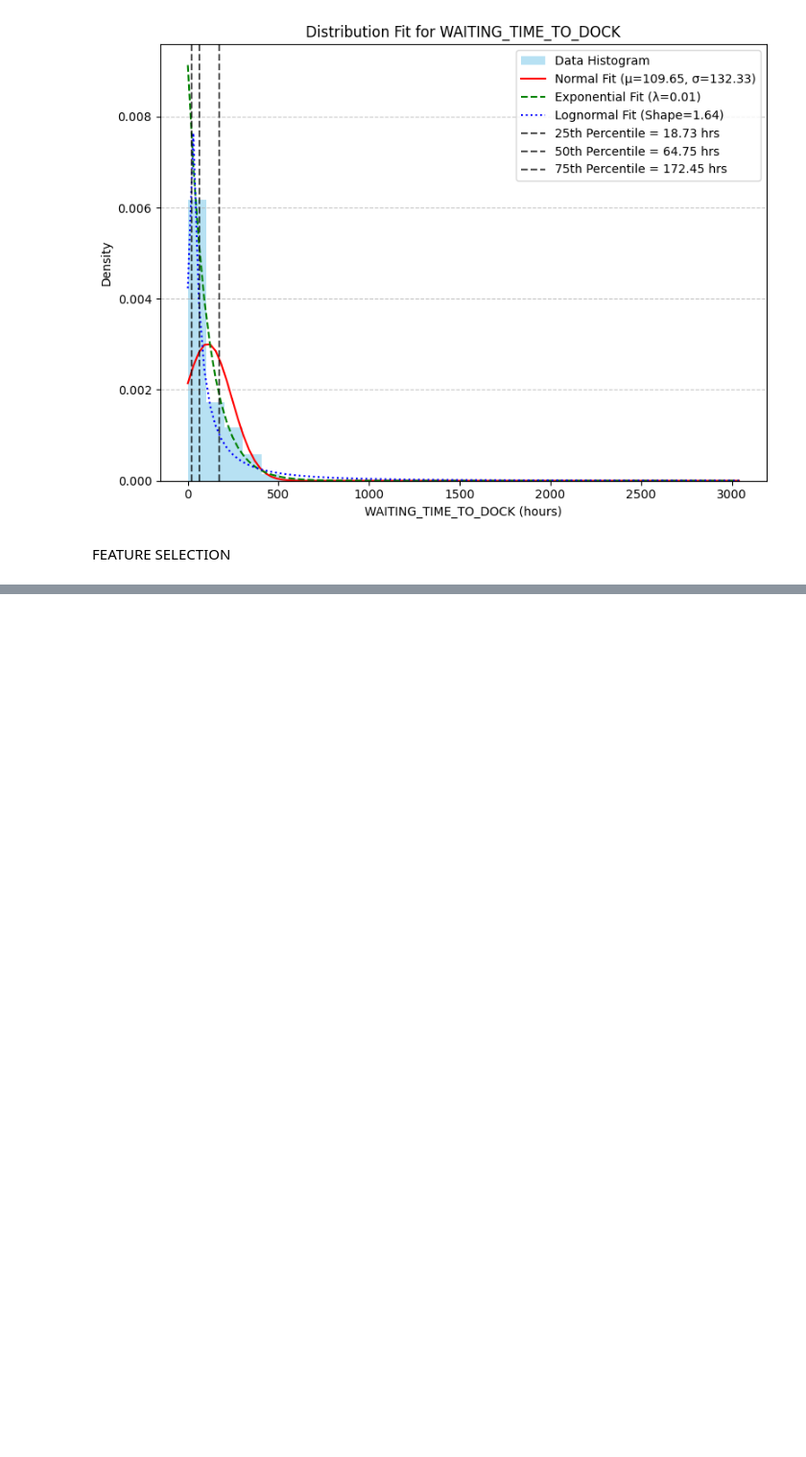
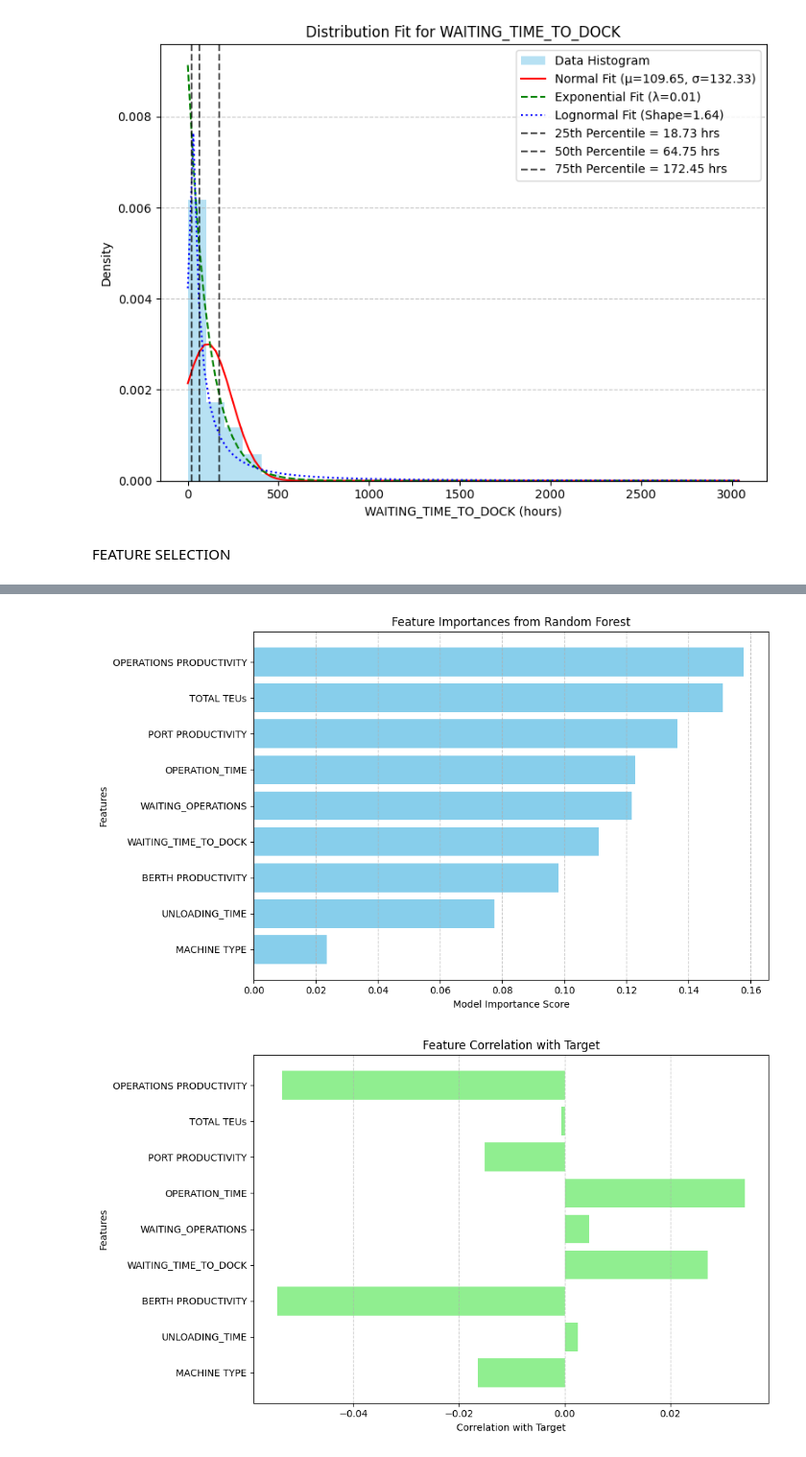
Before and after one commit to Athman-Athman/RESEARCH, a Jupyter notebook: RESEARCH_DATA_ANALYSIS_VTT_NOV_24.ipynb, the cells around one changed output, grey strips where cells are left out. Shown: that part at 96% size. Cells and saved outputs as stored; diff of their text form; code cells hidden in the pictures; blank space fills up the shorter version.

```diff
--- a/RESEARCH_DATA_ANALYSIS_VTT_NOV_24.ipynb
+++ b/RESEARCH_DATA_ANALYSIS_VTT_NOV_24.ipynb
@@ -261,0 +435,27 @@ print(feature_selection_results)
+# %%
+import matplotlib.pyplot as plt
+
+# Visualize feature importances from Random Forest
+plt.figure(figsize=(10, 6))
+plt.barh(results_table['Feature'], results_table['Model Importances'], color='skyblue')
+plt.xlabel('Model Importance Score')
+plt.ylabel('Features')
+plt.title('Feature Importances from Random Forest')
+plt.gca().invert_yaxis()  # Reverse order for better readability
+plt.grid(axis='x', linestyle='--', alpha=0.7)
+plt.tight_layout()
+plt.show()
+
+# Visualize correlation with target
+plt.figure(figsize=(10, 6))
+plt.barh(results_table['Feature'], results_table['Correlation with Target'], color='lightgreen')
+plt.xlabel('Correlation with Target')
+plt.ylabel('Features')
+plt.title('Feature Correlation with Target')
+plt.gca().invert_yaxis()  # Reverse order for better readability
+plt.grid(axis='x', linestyle='--', alpha=0.7)
+plt.tight_layout()
+plt.show()
+# %% [output]
+[figure, added]
+[figure, added]
```
Also changed, not shown: parts of 11 cells of this notebook.
